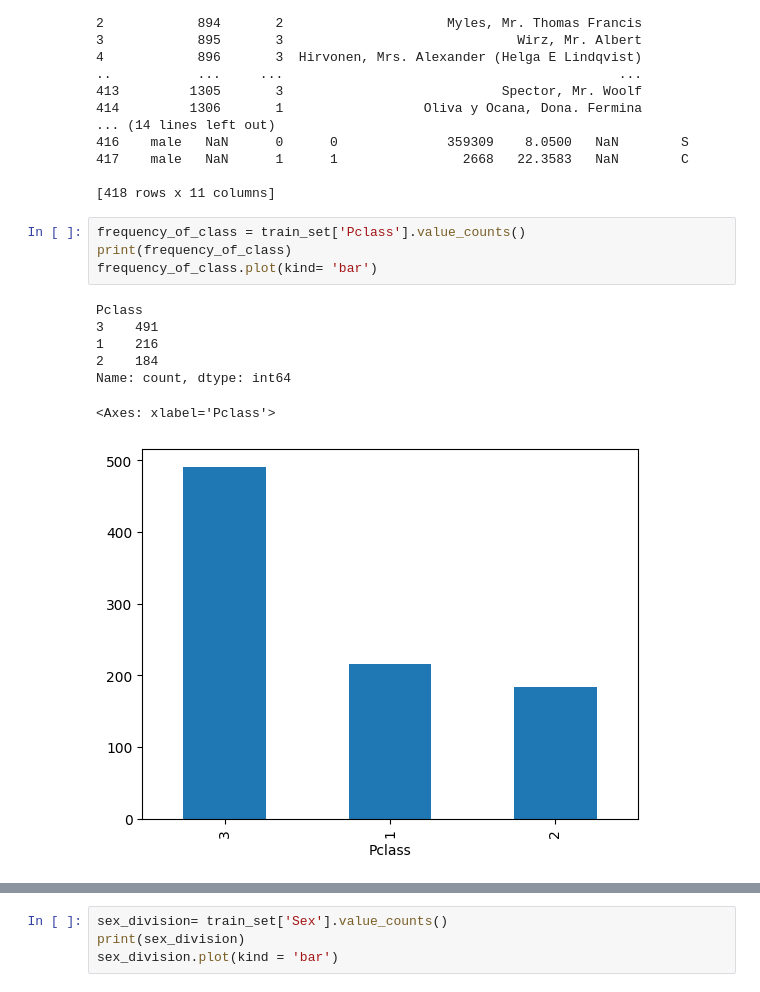
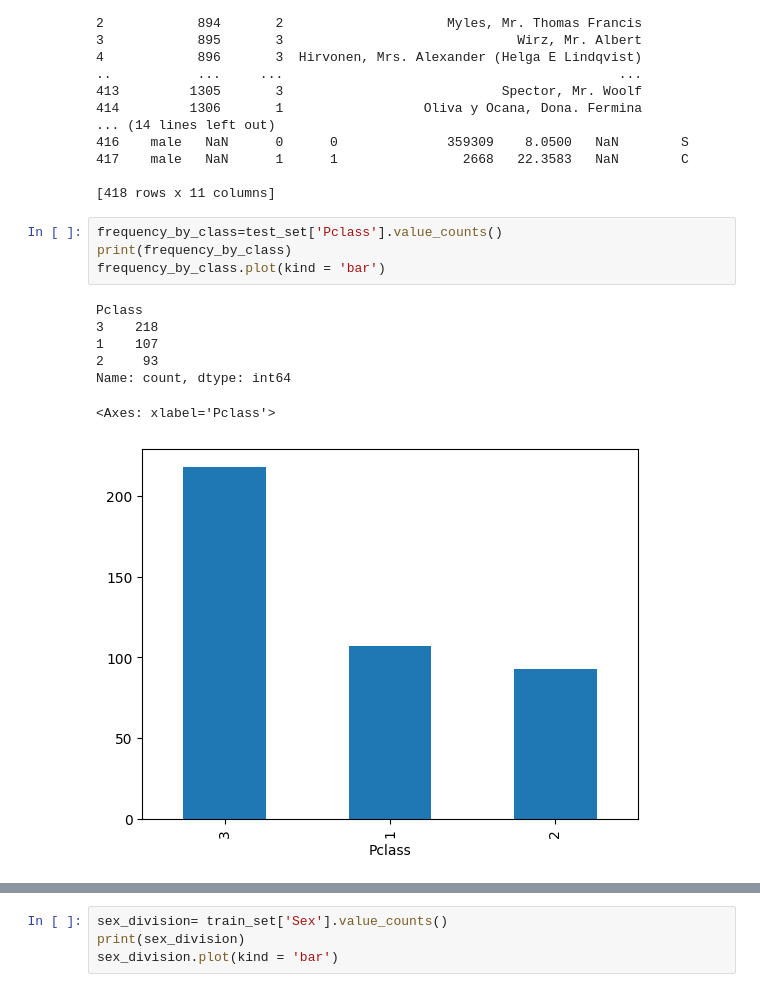
Before and after one commit to lolshark99/Working-on-data-using-pandas-python-, a Jupyter notebook: Pandas practise using titanic.ipynb, the cells around one changed output, grey strips where cells are left out. Cells and saved outputs as stored; diff of their text form.

```diff
--- a/Pandas practise using titanic.ipynb
+++ b/Pandas practise using titanic.ipynb
@@ -47,15 +47,15 @@ Index(['PassengerId', 'Pclass', 'Name', 'Sex', 'Age', 'SibSp', 'Parch',
 
 [418 rows x 11 columns]
 # %%
-frequency_of_class = train_set['Pclass'].value_counts()
-print(frequency_of_class)
-frequency_of_class.plot(kind= 'bar')
+frequency_by_class=test_set['Pclass'].value_counts()
+print(frequency_by_class)
+frequency_by_class.plot(kind = 'bar')
 # %% [output]
 Pclass
-3    491
-1    216
-2    184
+3    218
+1    107
+2     93
 Name: count, dtype: int64
 <Axes: xlabel='Pclass'>
-[figure, old version]
+[figure, new version]
 # %%
```
Also changed, not shown: parts of 2 cells of this notebook.
